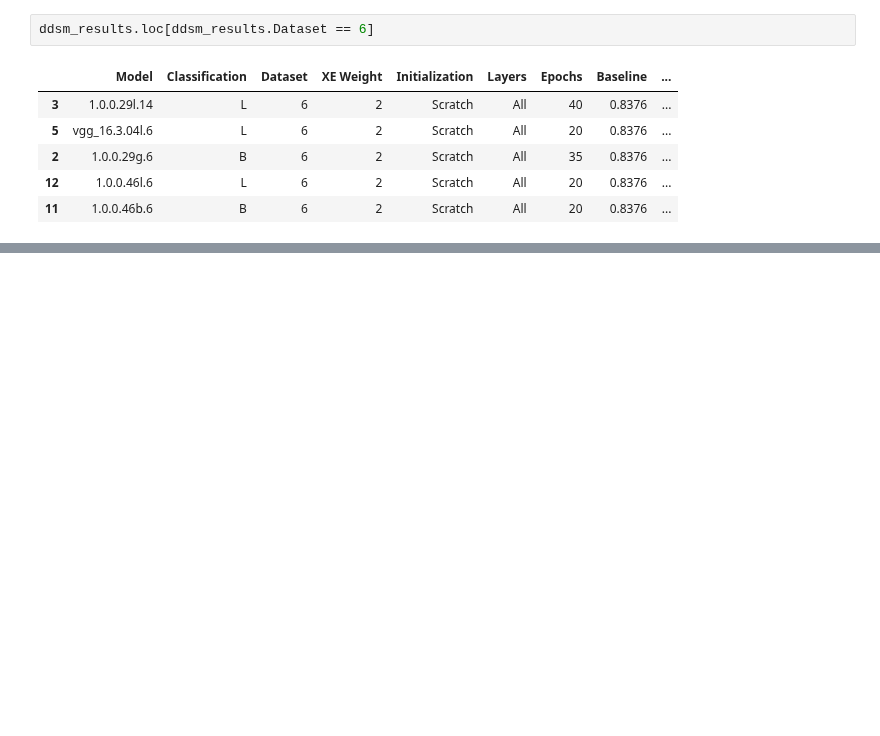
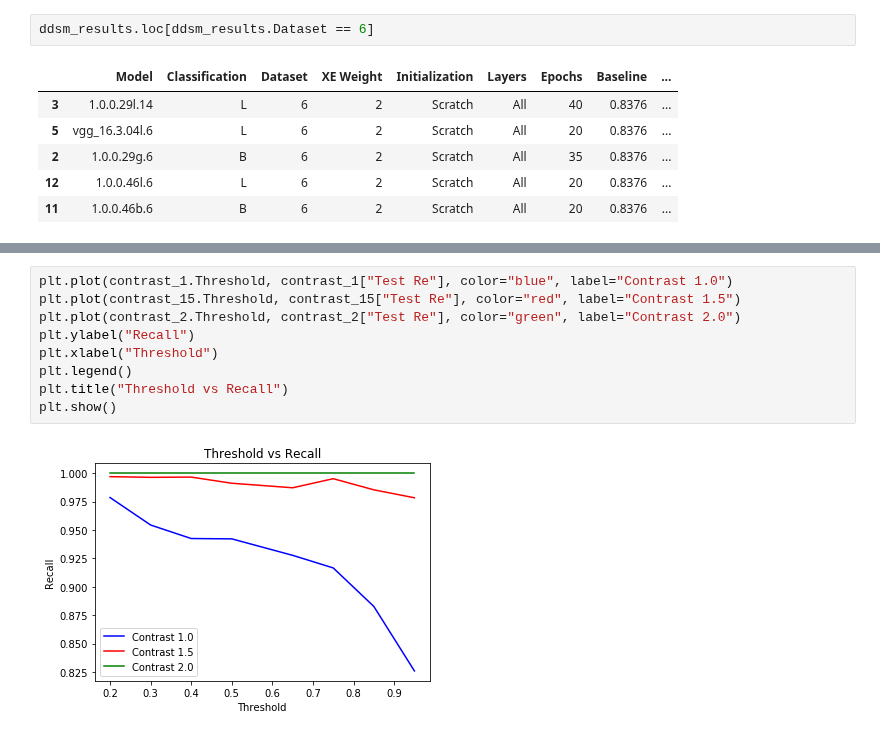
Before and after one commit to escuccim/mias-mammography, a Jupyter notebook: ddsm_results.ipynb, the cells around one changed output, grey strips where cells are left out. Drawn from its saved outputs; the diff is of its cells as text; blank space fills up the shorter version.

```diff
--- a/ddsm_results.ipynb
+++ b/ddsm_results.ipynb
@@ -143,0 +165,11 @@ ddsm_results.loc[ddsm_results.Dataset == 6]
+# %%
+plt.plot(contrast_1.Threshold, contrast_1["Test Re"], color="blue", label="Contrast 1.0")
+plt.plot(contrast_15.Threshold, contrast_15["Test Re"], color="red", label="Contrast 1.5")
+plt.plot(contrast_2.Threshold, contrast_2["Test Re"], color="green", label="Contrast 2.0")
+plt.ylabel("Recall")
+plt.xlabel("Threshold")
+plt.legend()
+plt.title("Threshold vs Recall")
+plt.show()
+# %% [output]
+[figure, added]
```
Also changed, not shown: parts of 4 cells of this notebook, 18 other files.
